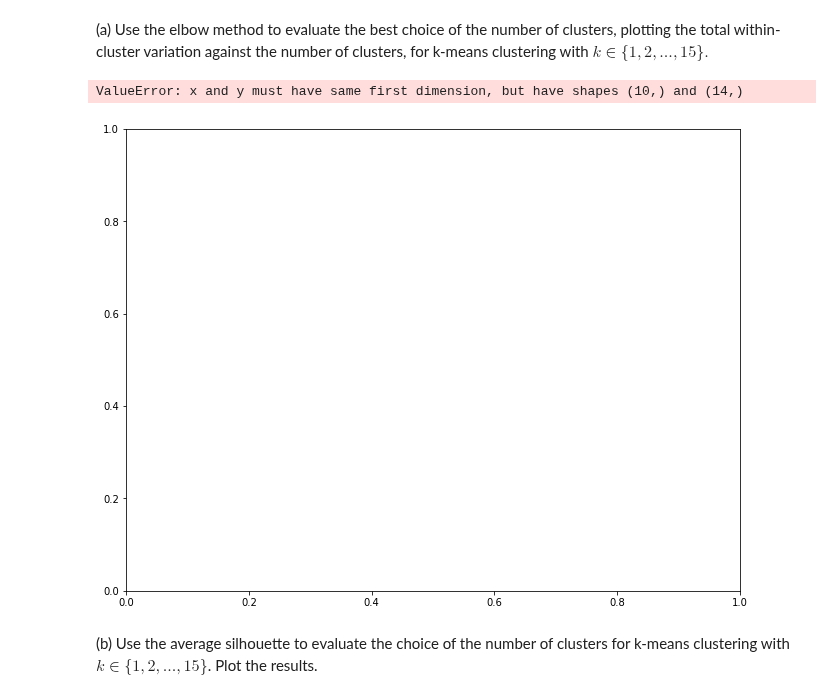
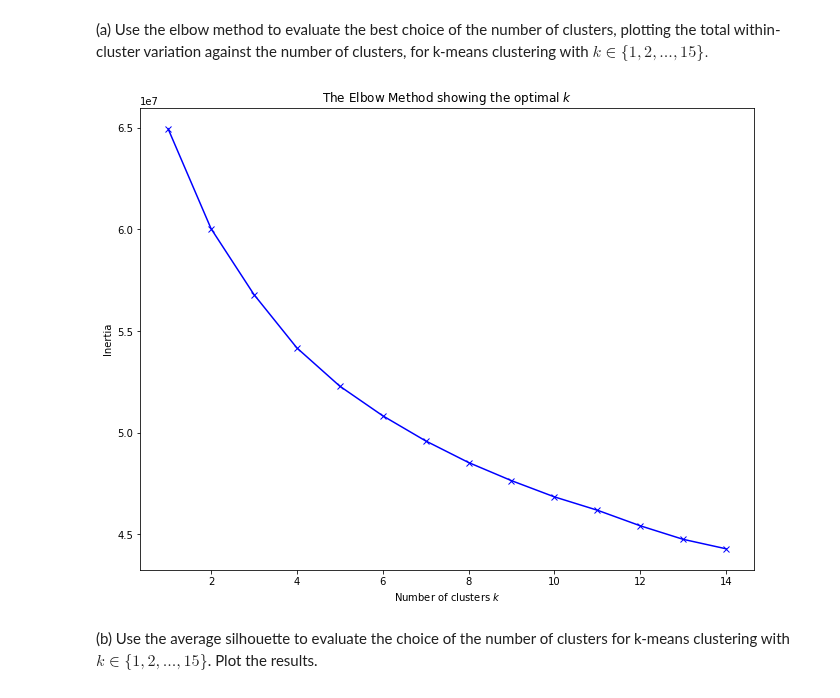
Before and after one commit to jackxxu/2020-CS109B, a Jupyter notebook: content/homeworks/hw02/notebook/cs109b_hw2.ipynb, the cells around one changed output. Cells and saved outputs as stored; diff of their text form; code cells hidden in the pictures.

```diff
--- a/content/homeworks/hw02/notebook/cs109b_hw2.ipynb
+++ b/content/homeworks/hw02/notebook/cs109b_hw2.ipynb
@@ -372,19 +372,20 @@ In the previous problem, we examined the results of running k-means with 5 and 1
 # %%
 #your code here
 
 wss = []
+sample = postures_pca_df.sample(2000, random_state=109)
+
 for i in range(1,15):
-    fitx = KMeans(n_clusters=i, init='random', n_init=5, random_state=109).fit(postures_pca_df)
+    fitx = KMeans(n_clusters=i, init='random', n_init=46, random_state=109).fit(sample)
     wss.append(fitx.inertia_)
 
 plt.figure(figsize=(11,8.5))
-plt.plot(range(1,11), wss, 'bx-')
+plt.plot(range(1,15), wss, 'bx-')
 plt.xlabel('Number of clusters $k$')
 plt.ylabel('Inertia')
 plt.title('The Elbow Method showing the optimal $k$')
 plt.show()
 # %% [output]
-ValueError: x and y must have same first dimension, but have shapes (10,) and (14,)
-[figure, old version]
+[figure, new version]
 # %% [markdown]
 (b) Use the average silhouette to evaluate the choice of the number of clusters for k-means clustering with $k \in \{1,2,...,15\}$. Plot the results.
```
Also changed, not shown: parts of 5 cells of this notebook.
